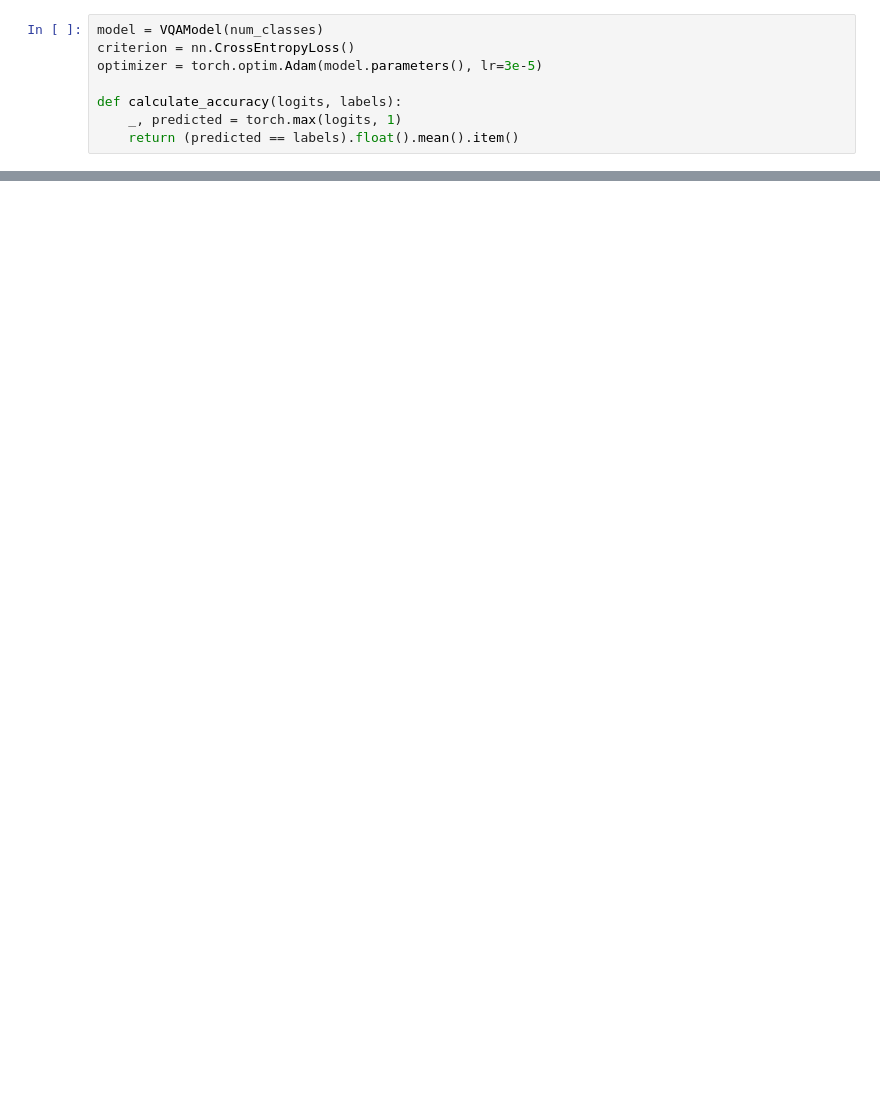
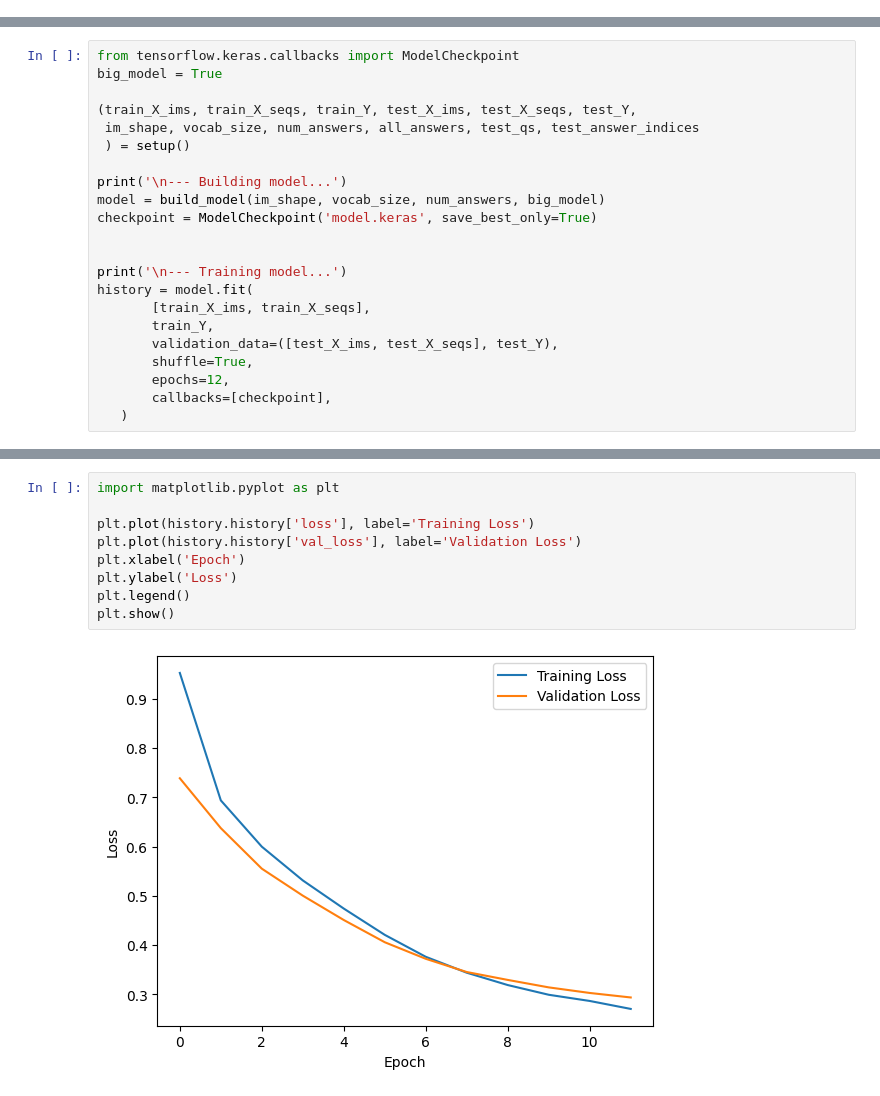
Before and after one commit to AkshayKumar08/VisionQ, a Jupyter notebook: visual_question_answering.ipynb, the cells around one changed output, grey strips where cells are left out. Cells and saved outputs as stored; diff of their text form; blank space fills up the shorter version.

Commit message:
compact model

```diff
--- a/visual_question_answering.ipynb
+++ b/visual_question_answering.ipynb
@@ -189,8 +2,0 @@ Validation set size: 800
-# %%
-model = VQAModel(num_classes)
-criterion = nn.CrossEntropyLoss()
-optimizer = torch.optim.Adam(model.parameters(), lr=3e-5)
-
-def calculate_accuracy(logits, labels):
-    _, predicted = torch.max(logits, 1)
-    return (predicted == labels).float().mean().item()
@@ -300,0 +101,22 @@ Predicted Answer: no
+# %%
+from tensorflow.keras.callbacks import ModelCheckpoint
+big_model = True
+
+(train_X_ims, train_X_seqs, train_Y, test_X_ims, test_X_seqs, test_Y,
+ im_shape, vocab_size, num_answers, all_answers, test_qs, test_answer_indices
+ ) = setup()
+
+print('\n--- Building model...')
+model = build_model(im_shape, vocab_size, num_answers, big_model)
+checkpoint = ModelCheckpoint('model.keras', save_best_only=True)
+
+
+print('\n--- Training model...')
+history = model.fit(
+       [train_X_ims, train_X_seqs],
+       train_Y,
+       validation_data=([test_X_ims, test_X_seqs], test_Y),
+       shuffle=True,
+       epochs=12,
+       callbacks=[checkpoint],
+   )
@@ -300,0 +141,11 @@ Predicted Answer: no
+# %%
+import matplotlib.pyplot as plt
+
+plt.plot(history.history['loss'], label='Training Loss')
+plt.plot(history.history['val_loss'], label='Validation Loss')
+plt.xlabel('Epoch')
+plt.ylabel('Loss')
+plt.legend()
+plt.show()
+# %% [output]
+[figure, added]
```
Also changed, not shown: parts of 31 cells of this notebook.
